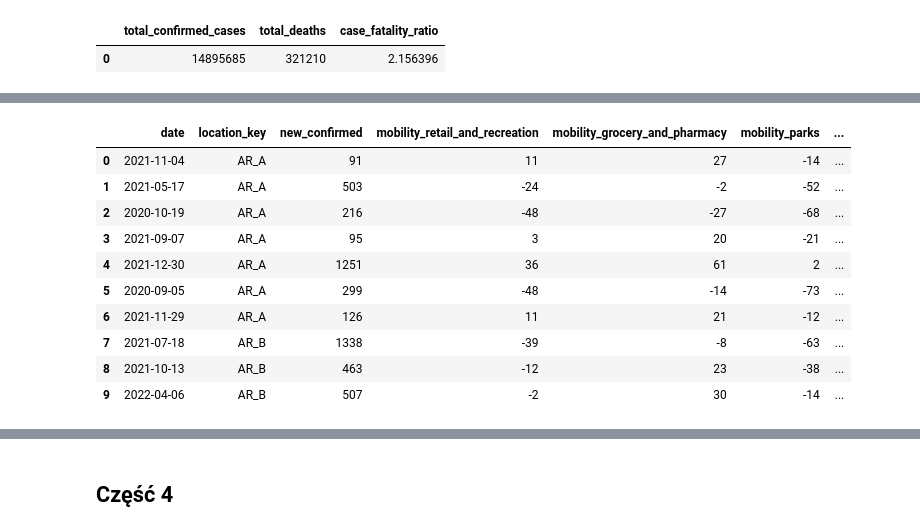
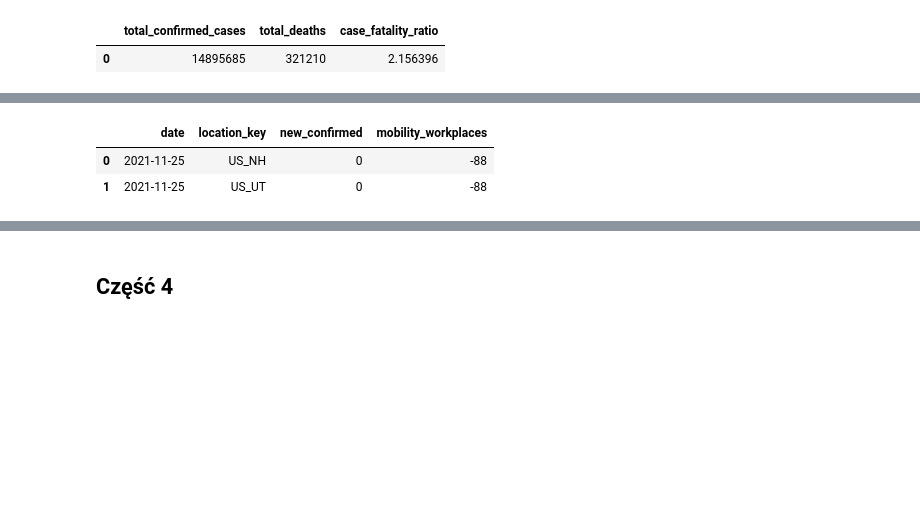
Before and after one commit to piooz/BigData, a Jupyter notebook: zad1/Untitled.ipynb, the cells around one changed output, grey strips where cells are left out. Cells and saved outputs as stored; diff of their text form; code cells hidden in the pictures; blank space fills up the shorter version.

```diff
--- a/zad1/Untitled.ipynb
+++ b/zad1/Untitled.ipynb
@@ -241,36 +244,28 @@ query_result.to_dataframe()
 # %%
-# 3 zmiany mobility
+# 3 najwiekszy spadek mobility_workplaces w USA
 
 sql = """
-        select
-            date,
-            location_key,
-            new_confirmed,
-            mobility_retail_and_recreation,
-            mobility_grocery_and_pharmacy,
-            mobility_parks,
-            mobility_transit_stations,
-            mobility_workplaces,
-            mobility_residential
-        from `bigquery-public-data.covid19_open_data.covid19_open_data`
-        where aggregation_level = 1
-        limit 10
+select
+    date,
+    location_key,
+    new_confirmed,
+    CAST(mobility_workplaces AS INT64) mobility_workplaces
+from `bigquery-public-data.covid19_open_data.covid19_open_data`
+    where aggregation_level = 1
+        and country_name = 'United States of America'
+        and CAST(mobility_workplaces AS INT64) = (select min(CAST(mobility_workplaces AS INT64))
+                                    from bigquery-public-data.covid19_open_data.covid19_open_data
+                                    where aggregation_level = 1
+                                        and country_name = 'United States of America')
 """
+
 q1 = (sql)
 query_job = client.query(q1)
 query_result = query_job.result()
 
 query_result.to_dataframe()
 # %% [output]
-|  | date | location_key | new_confirmed | mobility_retail_and_recreation | mobility_grocery_and_pharmacy | mobility_parks | ... |
-| 0 | 2021-11-04 | AR_A | 91 | 11 | 27 | -14 | ... |
-| 1 | 2021-05-17 | AR_A | 503 | -24 | -2 | -52 | ... |
-| 2 | 2020-10-19 | AR_A | 216 | -48 | -27 | -68 | ... |
-| 3 | 2021-09-07 | AR_A | 95 | 3 | 20 | -21 | ... |
-| 4 | 2021-12-30 | AR_A | 1251 | 36 | 61 | 2 | ... |
-| 5 | 2020-09-05 | AR_A | 299 | -48 | -14 | -73 | ... |
-| 6 | 2021-11-29 | AR_A | 126 | 11 | 21 | -12 | ... |
-| 7 | 2021-07-18 | AR_B | 1338 | -39 | -8 | -63 | ... |
-| 8 | 2021-10-13 | AR_B | 463 | -12 | 23 | -38 | ... |
-| 9 | 2022-04-06 | AR_B | 507 | -2 | 30 | -14 | ... |
+|  | date | location_key | new_confirmed | mobility_workplaces |
+| 0 | 2021-11-25 | US_NH | 0 | -88 |
+| 1 | 2021-11-25 | US_UT | 0 | -88 |
 # %%
```
Also changed, not shown: parts of 18 cells of this notebook.
